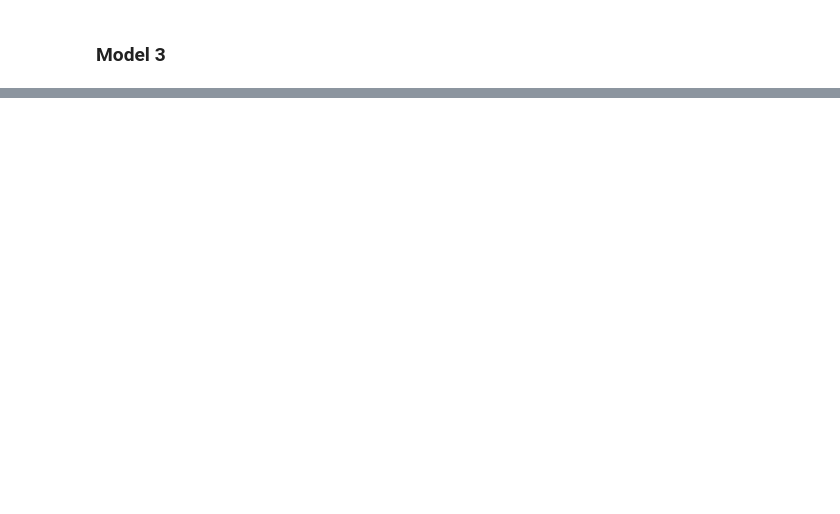
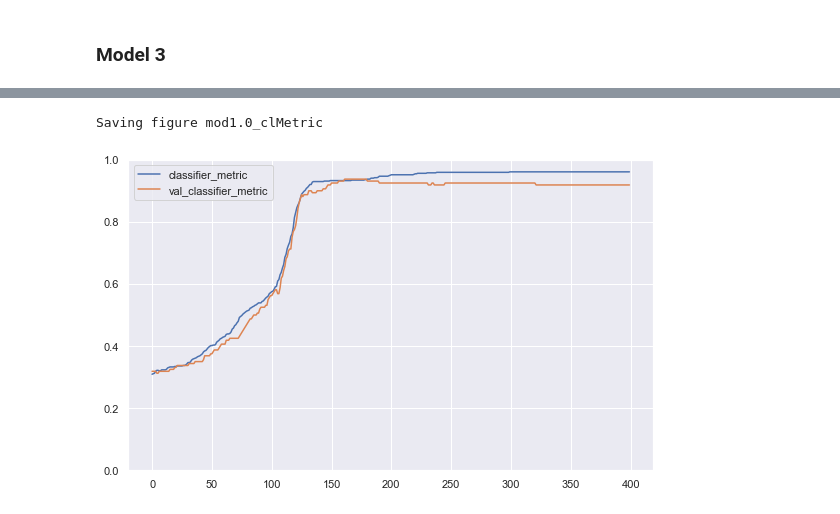
Before and after one commit to ageent/y-mlOnPhrases, a Jupyter notebook: y-mlOnPhrases.ipynb, the cells around one changed output, grey strips where cells are left out. Saved outputs shown, nothing was run; the diff lists cells and outputs as text; code cells hidden in the pictures; blank space fills up the shorter version.

```diff
--- a/y-mlOnPhrases.ipynb
+++ b/y-mlOnPhrases.ipynb
@@ -344,0 +417,7 @@ Epoch 100/100
+# %%
+df_h1_0.iloc[:, [1, 4]].plot(figsize=(8, 5))
+plt.gca().set_ylim(0, 1)
+save_fig("mod1.0_clMetric")
+# %% [output]
+Saving figure mod1.0_clMetric
+[figure, added]
```
Also changed, not shown: parts of 24 cells of this notebook, 4 other files.
